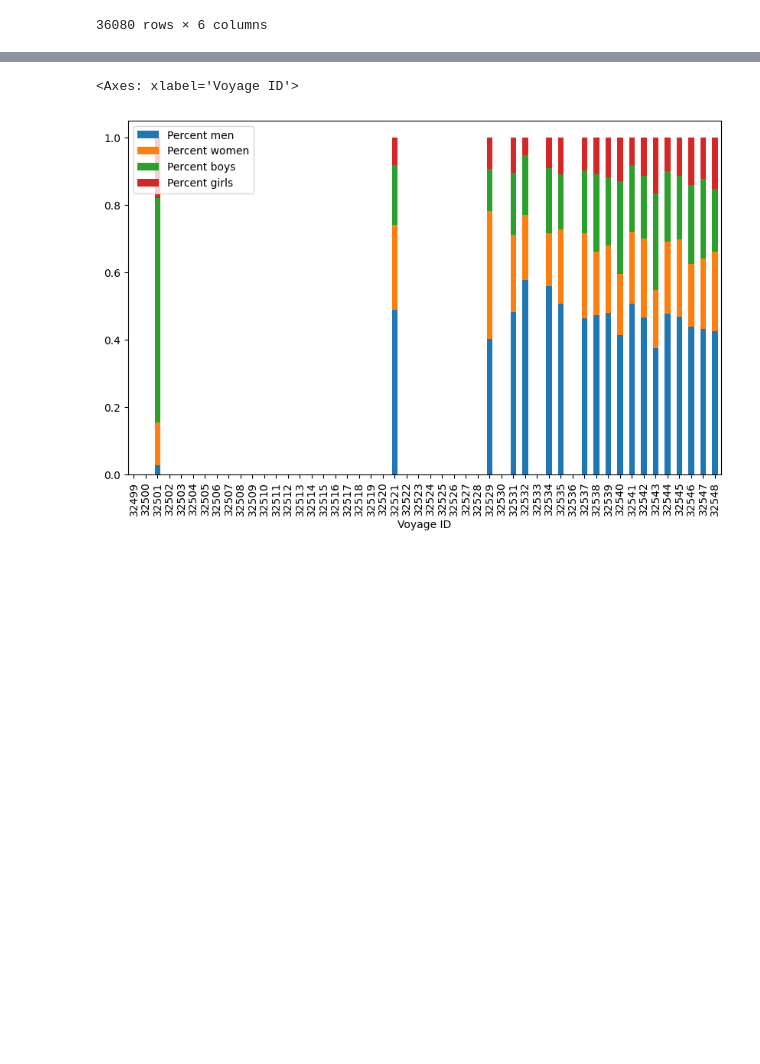
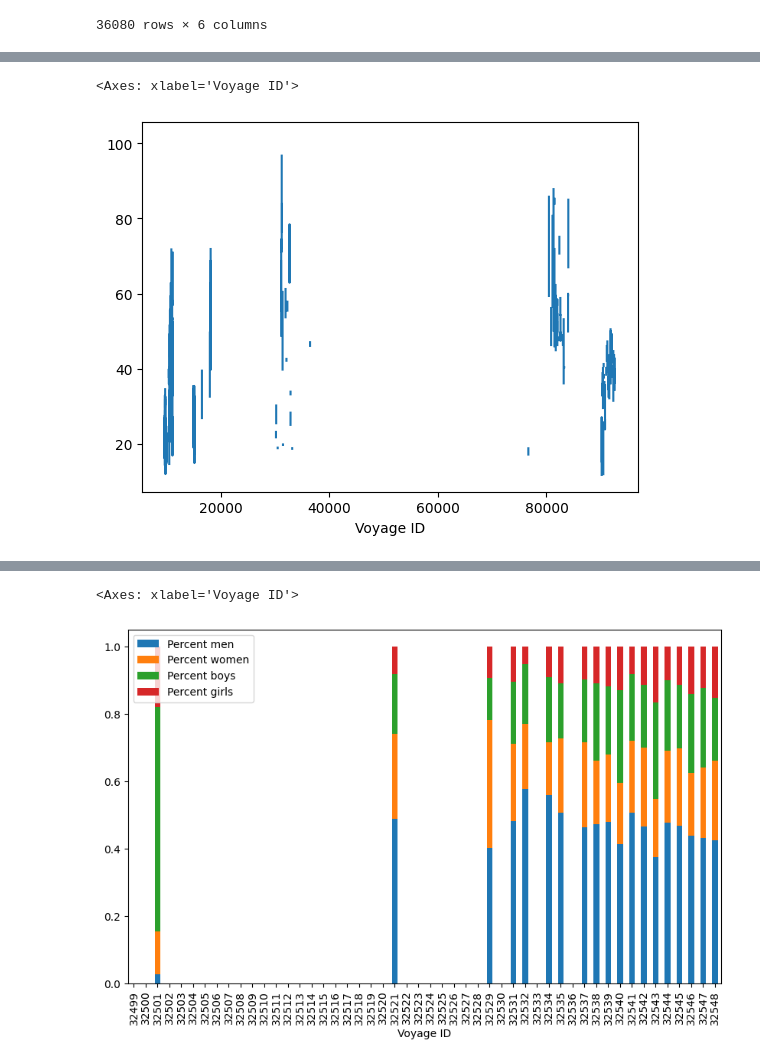
Before and after one commit to andren967/Novak_SlaveVoyages, a Jupyter notebook: Slave_trade_EDA.ipynb, the cells around one changed output, grey strips where cells are left out. Saved outputs shown, nothing was run; the diff lists cells and outputs as text; code cells hidden in the pictures; blank space fills up the shorter version.

```diff
--- a/Slave_trade_EDA.ipynb
+++ b/Slave_trade_EDA.ipynb
@@ -118,0 +762,5 @@ RangeIndex(start=0, stop=36080, step=1)
+# %%
+df[df.iloc[:,22]!='NaN'].iloc[:,22].plot()
+# %% [output]
+<Axes: xlabel='Voyage ID'>
+[figure, added]
```
Also changed, not shown: parts of 24 cells of this notebook.
